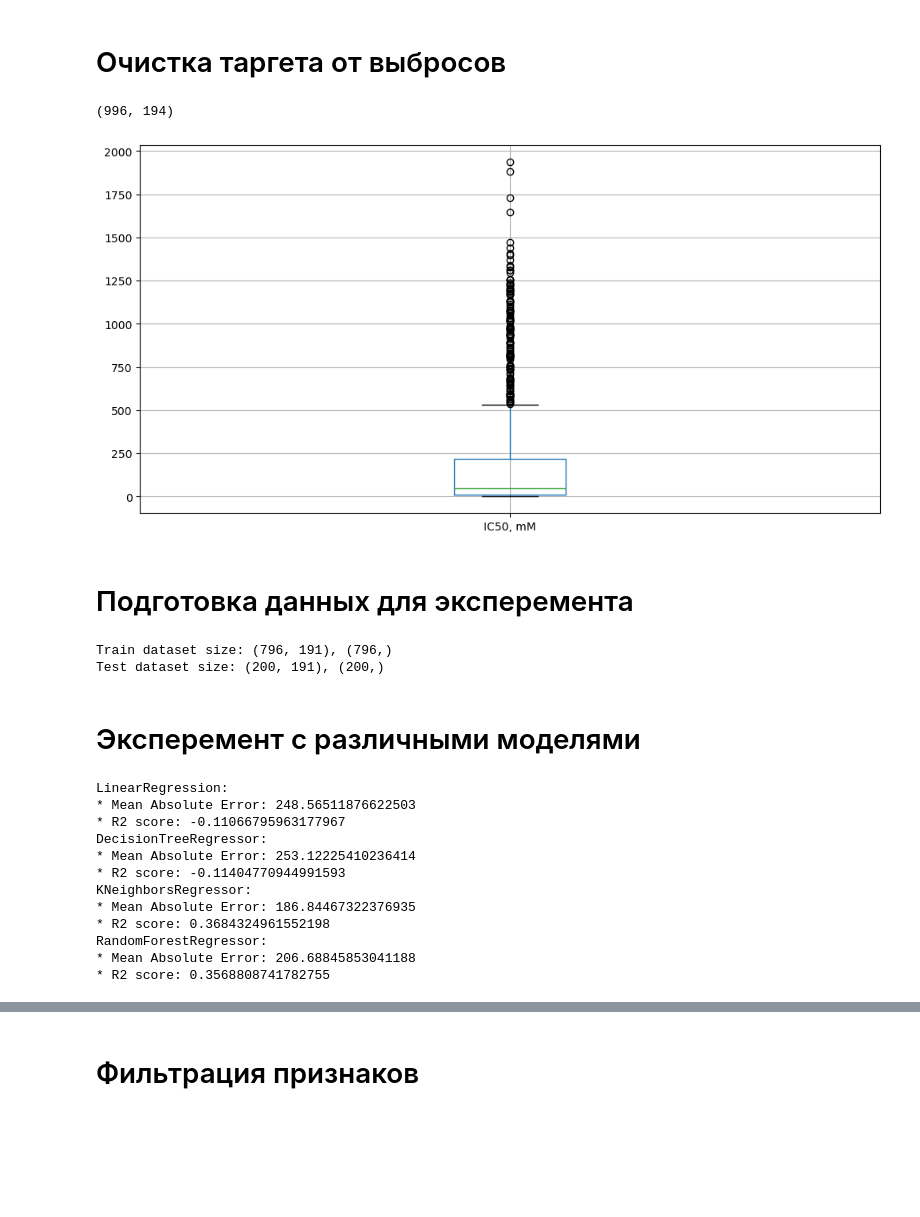
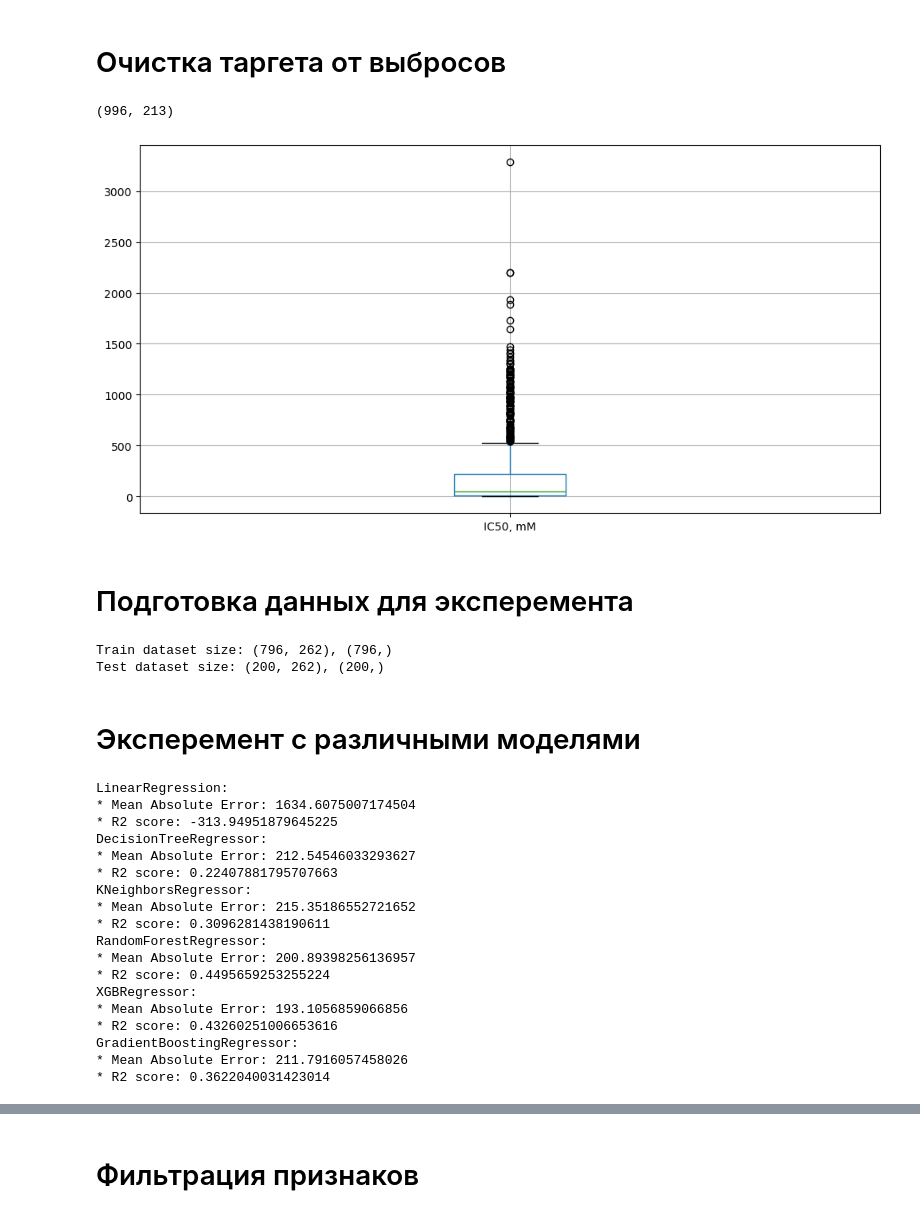
Before and after one commit to sevaTechoPark/mo-chemistry, a Jupyter notebook: regression_IC50.ipynb, the cells around one changed output, grey strips where cells are left out. Cells and saved outputs as stored; diff of their text form; code cells hidden in the pictures; blank space fills up the shorter version.

```diff
--- a/regression_IC50.ipynb
+++ b/regression_IC50.ipynb
@@ -28,16 +30,24 @@ df.shape
 # %% [markdown]
 # Очистка таргета от выбросов
 # %%
-df = df[df['IC50, mM'] < 2000]
+df = df[df['IC50, mM'] < 4000]
 print(df.shape)
 df.boxplot(column=['IC50, mM'], figsize=(12, 6))
 plt.show()
 # %% [output]
-(996, 194)
+(996, 213)
-[figure, old version]
+[figure, new version]
 # %% [markdown]
 # Подготовка данных для эксперемента
 # %%
+preprocessing_pipeline = create_preprocessing_pipeline()
+X = df.drop(columns=['IC50, mM', 'CC50, mM', 'SI'])
+y1 = df['IC50, mM']
+y2 = df['CC50, mM']
+y3 = df['SI']
+X_transformed = preprocessing_pipeline.fit_transform(X)
+df = pd.concat([X_transformed, y1, y2, y3], axis=1)
+
 X = df.drop(columns=['IC50, mM', 'CC50, mM', 'SI'])
 y = df['IC50, mM']
 
@@ -46,8 +56,8 @@ X_train, X_test, y_train, y_test = train_test_split(X, y, test_size=0.2, random_
 print(f'Train dataset size: {X_train.shape}, {y_train.shape}')
 print(f'Test dataset size: {X_test.shape}, {y_test.shape}')
 # %% [output]
-Train dataset size: (796, 191), (796,)
-Test dataset size: (200, 191), (200,)
+Train dataset size: (796, 262), (796,)
+Test dataset size: (200, 262), (200,)
 # %% [markdown]
 # Эксперемент с различными моделями
 # %%
@@ -55,16 +65,22 @@ lig_reg = LinearRegression()
 tree = DecisionTreeRegressor()
 knn = KNeighborsRegressor(2)
 randomForest = RandomForestRegressor(n_estimators=100, random_state=42)
+xgb = xgboost.XGBRegressor(objective='reg:squarederror', n_estimators=100, max_depth=5, learning_rate=0.1, eval_metric='mae', random_state=42)
+gradient = GradientBoostingRegressor(n_estimators=100, learning_rate=0.1, max_depth=3, random_state=42)
 
 lig_reg.fit(X_train, y_train)
 tree.fit(X_train, y_train)
 knn.fit(X_train, y_train)
 randomForest.fit(X_train, y_train)
+xgb.fit(X_train, y_train)
+gradient.fit(X_train, y_train)
 
 y_pred_lig = lig_reg.predict(X_test)
 y_pred_tree = tree.predict(X_test)
 y_pred_knn = knn.predict(X_test)
 y_pred_randomForest = randomForest.predict(X_test)
+y_pred_xgb = xgb.predict(X_test)
+y_pred_gradient = gradient.predict(X_test)
 
 print('LinearRegression:')
 print(f'* Mean Absolute Error: {mean_absolute_error(y_test, y_pred_lig)}')
@@ -81,16 +97,30 @@ print(f'* R2 score: {r2_score(y_test, y_pred_knn)}')
 print('RandomForestRegressor:')
 print(f'* Mean Absolute Error: {mean_absolute_error(y_test, y_pred_randomForest)}')
 print(f'* R2 score: {r2_score(y_test, y_pred_randomForest)}')
+
+print('XGBRegressor:')
+print(f'* Mean Absolute Error: {mean_absolute_error(y_test, y_pred_xgb)}')
+print(f'* R2 score: {r2_score(y_test, y_pred_xgb)}')
+
+print('GradientBoostingRegressor:')
+print(f'* Mean Absolute Error: {mean_absolute_error(y_test, y_pred_gradient)}')
+print(f'* R2 score: {r2_score(y_test, y_pred_gradient)}')
 # %% [output]
 LinearRegression:
-* Mean Absolute Error: 248.56511876622503
-* R2 score: -0.11066795963177967
+* Mean Absolute Error: 1634.6075007174504
+* R2 score: -313.94951879645225
 DecisionTreeRegressor:
-* Mean Absolute Error: 253.12225410236414
-* R2 score: -0.11404770944991593
+* Mean Absolute Error: 212.54546033293627
+* R2 score: 0.22407881795707663
 KNeighborsRegressor:
-* Mean Absolute Error: 186.84467322376935
-* R2 score: 0.3684324961552198
+* Mean Absolute Error: 215.35186552721652
+* R2 score: 0.3096281438190611
 RandomForestRegressor:
-* Mean Absolute Error: 206.68845853041188
-* R2 score: 0.3568808741782755
+* Mean Absolute Error: 200.89398256136957
+* R2 score: 0.4495659253255224
+XGBRegressor:
+* Mean Absolute Error: 193.1056859066856
+* R2 score: 0.43260251006653616
+GradientBoostingRegressor:
+* Mean Absolute Error: 211.7916057458026
+* R2 score: 0.3622040031423014
```
Also changed, not shown: parts of 20 cells of this notebook, 5 other files.
